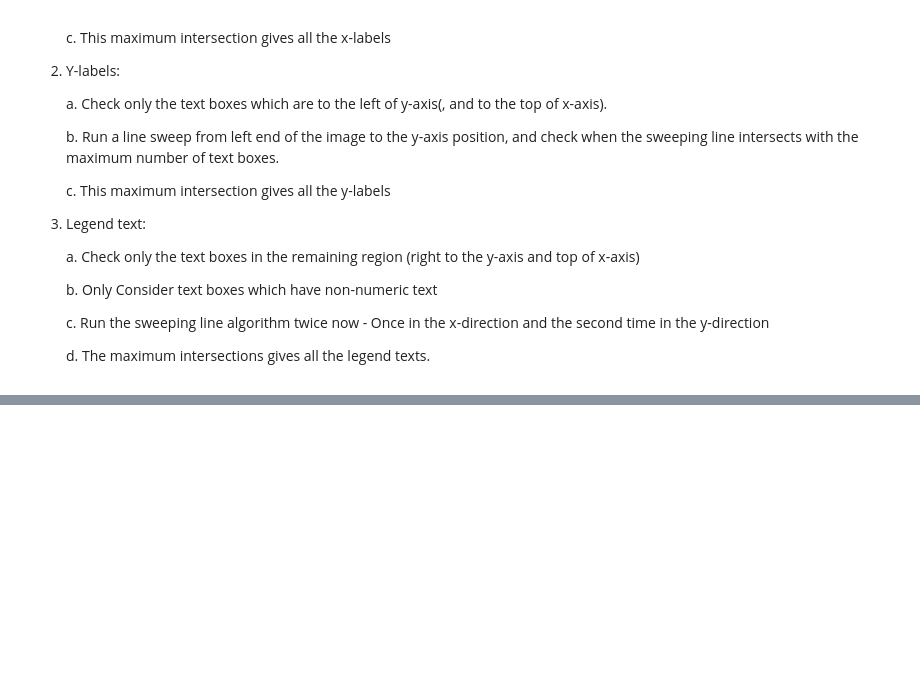
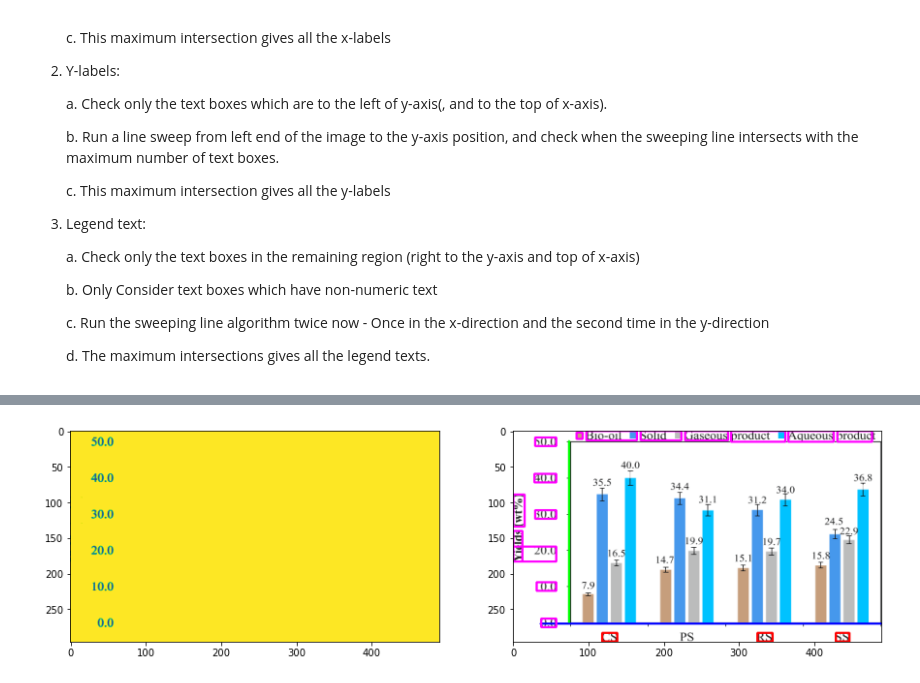
Before and after one commit to Cvrane/ChartReader, a Jupyter notebook: LabelDetection.ipynb, the cells around one changed output, grey strips where cells are left out. Saved outputs shown, nothing was run; the diff lists cells and outputs as text; code cells hidden in the pictures; blank space fills up the shorter version.

```diff
--- a/LabelDetection.ipynb
+++ b/LabelDetection.ipynb
@@ -334,0 +379,79 @@ legends      :   ['Oil', '=e', 'Solid', 'Gas', 'm=']
+# %%
+def maskImageBackwardPass(filepath, start_idx, end_idx):
+    if path.name.endswith('.png') or path.name.endswith('.jpg') or path.name.endswith('.jpeg'):
+
+        filepath = img_dir + "/" + path.name
+        image = cv2.imread(filepath)
+        height, width, channels = image.shape
+
+        gray = cv2.cvtColor(image, cv2.COLOR_BGR2GRAY)
+
+        while end_idx > start_idx:
+            if sum(gray[:, end_idx] < 200) == 0:
+                break
+            else:
+                end_idx -= 1
+
+        gray[:, 1:start_idx] = 255
+        gray[:, end_idx:width] = 255
+
+        return gray
+# %%
+for path in Path(img_dir).iterdir():
+    if path.name.endswith('.png') or path.name.endswith('.jpg') or path.name.endswith('.jpeg'):
+
+        filepath = img_dir + "/" + path.name
+        image = cv2.imread(filepath)
+        height, width, channels = image.shape
+        xaxis, yaxis = detectAxes(filepath)
+
+        if xaxis is None or yaxis is None:
+            continue
+
+        for line in [xaxis]:
+            for (x1, y1, x2, y2) in line:
+                xaxis = (x1, y1, x2, y2)
+
+        for line in [yaxis]:
+            for (x1, y1, x2, y2) in line:
+                yaxis = (x1, y1, x2, y2)
+
+        gray, start_idx, end_idx = maskImageForwardPass(filepath, 1)
+        y_text_list = getTextFromImageArray(gray, 'y-text')
+        y_text = []
+        for text, (textx, texty, w, h) in y_text_list:
+            y_text.append(text)
+
+        gray = maskImageBackwardPass(filepath, end_idx, yaxis[0])
+        y_labels_list = getTextFromImageArray(gray, 'y-labels')
+        y_labels = []
+        for text, (textx, texty, w, h) in y_labels_list:
+            y_labels.append(text)
+
+        image_text = getTextFromImage(filepath, xaxis, yaxis)
+        image, x_labels, _, legends = getProbableLabels(image, image_text, xaxis, yaxis)
+
+        print("file name    :  ", path.name)
+        print("x-labels     :  ", x_labels)
+        print("y-text       :  ", y_text)
+        print("y-labels     :  ", y_labels)
+        print("legends      :  ", legends, end = "\n\n")
+
+        rcParams['figure.figsize'] = 15, 4
+        fig, ax = plt.subplots(1, 2)
+
+        for (x1, y1, x2, y2) in [xaxis]:
+            cv2.line(image, (x1, y1), (x2, y2),  (0, 0, 255), 2)
+
+        for (x1, y1, x2, y2) in [yaxis]:
+            cv2.line(image, (x1, y1), (x2, y2), (0, 255, 0), 2)
+
+        for text, (textx, texty, w, h) in y_text_list:
+            cv2.rectangle(image, (textx, texty), (textx + w, texty + h), (255, 0, 255), 2)
+
+        for text, (textx, texty, w, h) in y_labels_list:
+            cv2.rectangle(image, (textx, texty), (textx + w, texty + h), (255, 0, 255), 2)
+
+        ax[0].imshow(gray, aspect = 'auto')
+        ax[1].imshow(image, aspect = 'auto')
+# %% [output]
@@ -334,0 +475 @@ legends      :   ['Oil', '=e', 'Solid', 'Gas', 'm=']
+[figure, added]
```
Also changed, not shown: parts of 8 cells of this notebook.
